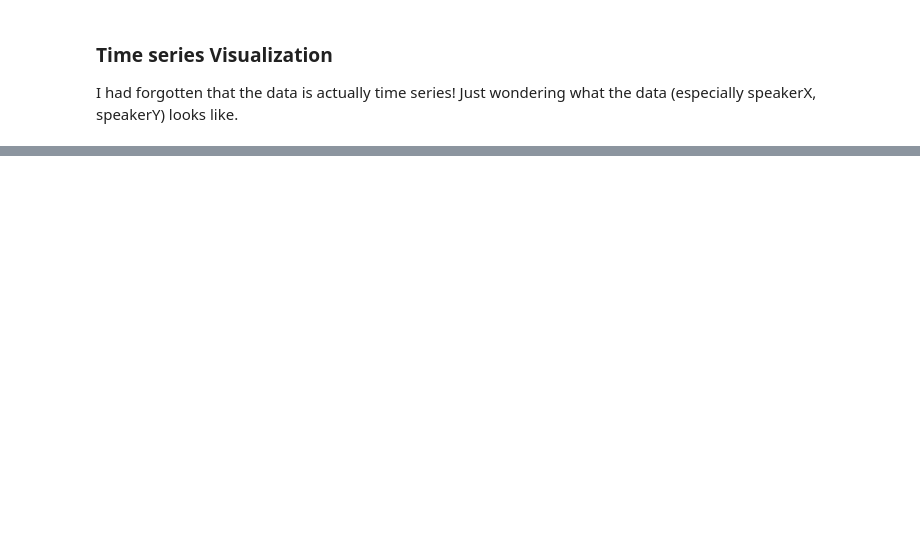
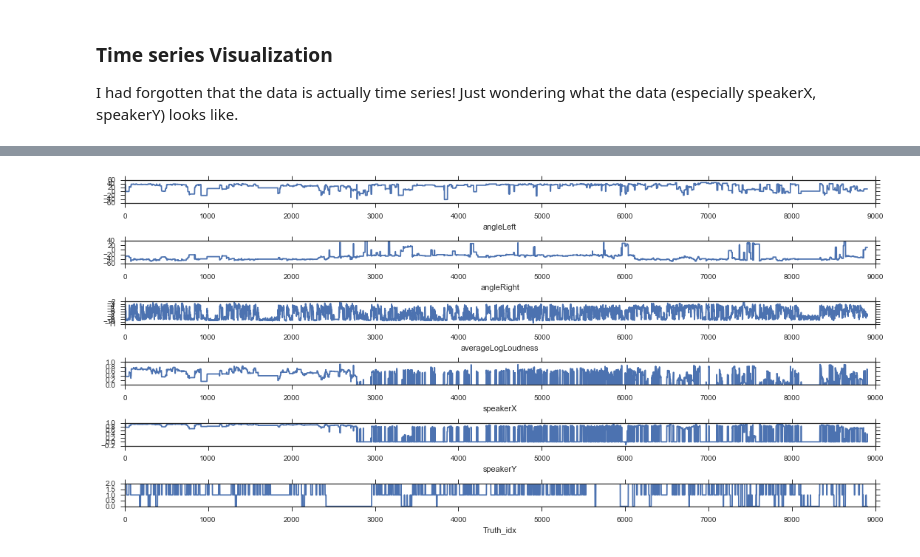
Before and after one commit to julenka/kinecture, a Jupyter notebook: data_exploration.ipynb, the cells around one changed output, grey strips where cells are left out. Drawn from its saved outputs; the diff is of its cells as text; code cells hidden in the pictures; blank space fills up the shorter version.

```diff
--- a/data_exploration.ipynb
+++ b/data_exploration.ipynb
@@ -247,0 +194,4 @@ fig.tight_layout()
+# %%
+kinecture.plot_timeseries(train_features, ['angleLeft', 'angleRight', 'averageLogLoudness', 'speakerX', 'speakerY', 'Truth_idx'], 1, figsize=(15, 7))
+# %% [output]
+[figure, added]
```
Also changed, not shown: parts of 20 cells of this notebook, 1 other file.
